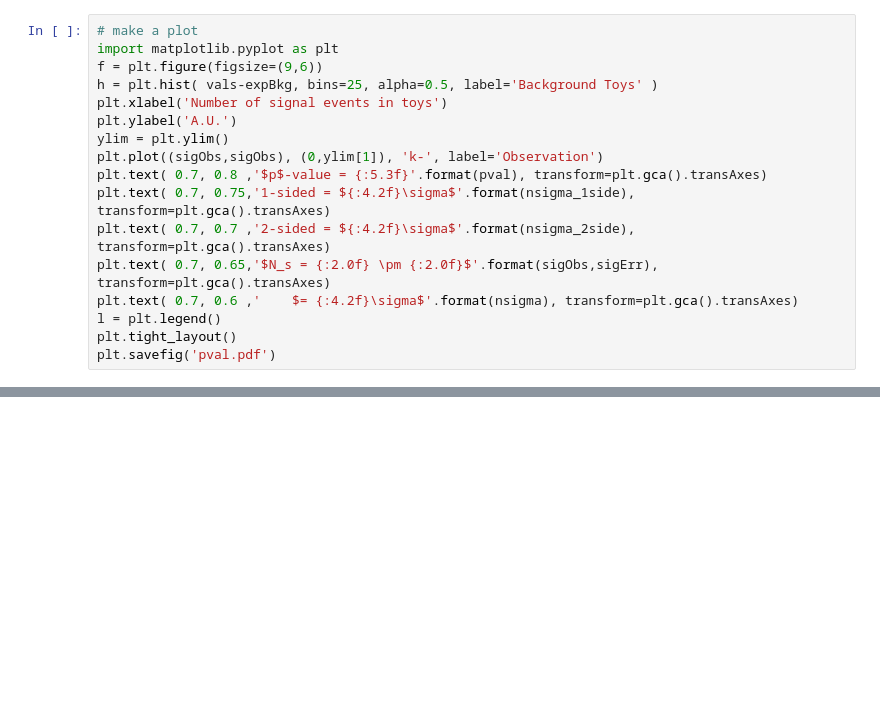
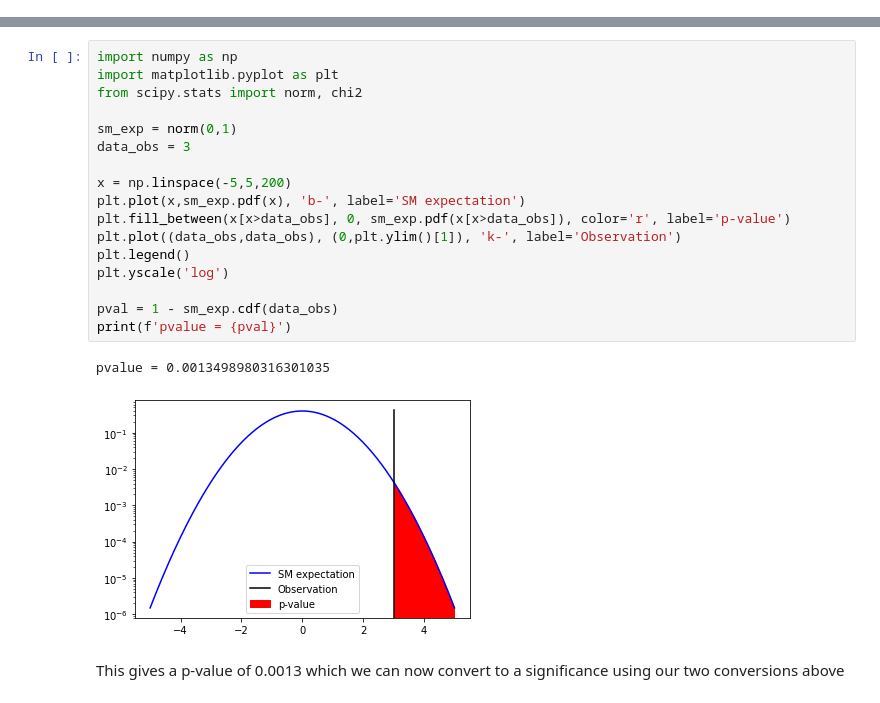
Before and after one commit to matthewkenzie/notebooks, a Jupyter notebook: pvalues.ipynb, the cells around one changed output, grey strips where cells are left out. Saved outputs shown, nothing was run; the diff lists cells and outputs as text; blank space fills up the shorter version.

Commit message:
p-value update

```diff
--- a/pvalues.ipynb
+++ b/pvalues.ipynb
@@ -51,17 +0,0 @@ p-value from toys is 0.10591
-# %%
-# make a plot
-import matplotlib.pyplot as plt
-f = plt.figure(figsize=(9,6))
-h = plt.hist( vals-expBkg, bins=25, alpha=0.5, label='Background Toys' )
-plt.xlabel('Number of signal events in toys')
-plt.ylabel('A.U.')
-ylim = plt.ylim()
-plt.plot((sigObs,sigObs), (0,ylim[1]), 'k-', label='Observation')
-plt.text( 0.7, 0.8 ,'$p$-value = {:5.3f}'.format(pval), transform=plt.gca().transAxes)
-plt.text( 0.7, 0.75,'1-sided = ${:4.2f}\sigma$'.format(nsigma_1side), transform=plt.gca().transAxes)
-plt.text( 0.7, 0.7 ,'2-sided = ${:4.2f}\sigma$'.format(nsigma_2side), transform=plt.gca().transAxes)
-plt.text( 0.7, 0.65,'$N_s = {:2.0f} \pm {:2.0f}$'.format(sigObs,sigErr), transform=plt.gca().transAxes)
-plt.text( 0.7, 0.6 ,'    $= {:4.2f}\sigma$'.format(nsigma), transform=plt.gca().transAxes)
-l = plt.legend()
-plt.tight_layout()
-plt.savefig('pval.pdf')
@@ -368,0 +46,22 @@ Naive d to 0:  9.800349426714133
+# %%
+import numpy as np
+import matplotlib.pyplot as plt
+from scipy.stats import norm, chi2
+
+sm_exp = norm(0,1)
+data_obs = 3
+
+x = np.linspace(-5,5,200)
+plt.plot(x,sm_exp.pdf(x), 'b-', label='SM expectation')
+plt.fill_between(x[x>data_obs], 0, sm_exp.pdf(x[x>data_obs]), color='r', label='p-value')
+plt.plot((data_obs,data_obs), (0,plt.ylim()[1]), 'k-', label='Observation')
+plt.legend()
+plt.yscale('log')
+
+pval = 1 - sm_exp.cdf(data_obs)
+print(f'pvalue = {pval}')
+# %% [output]
+pvalue = 0.0013498980316301035
+[figure, added]
+# %% [markdown]
+This gives a p-value of 0.0013 which we can now convert to a significance using our two conversions above
```
Also changed, not shown: parts of 38 cells of this notebook.
